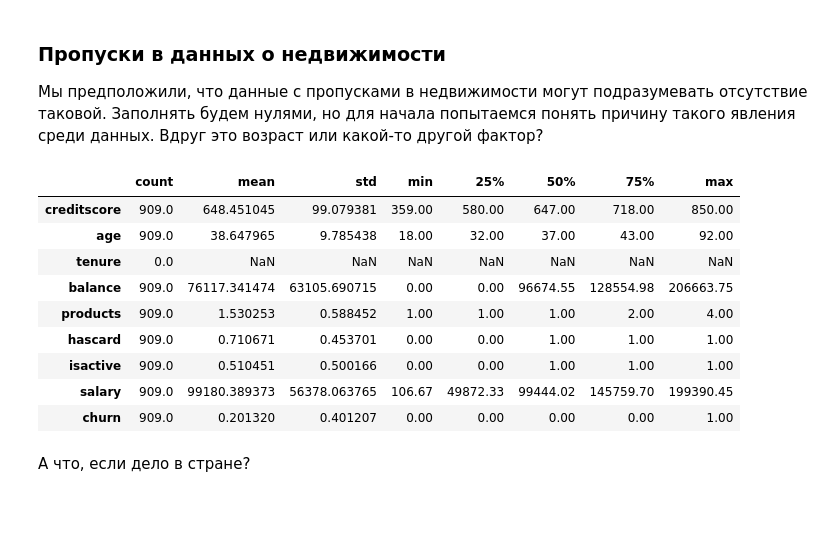
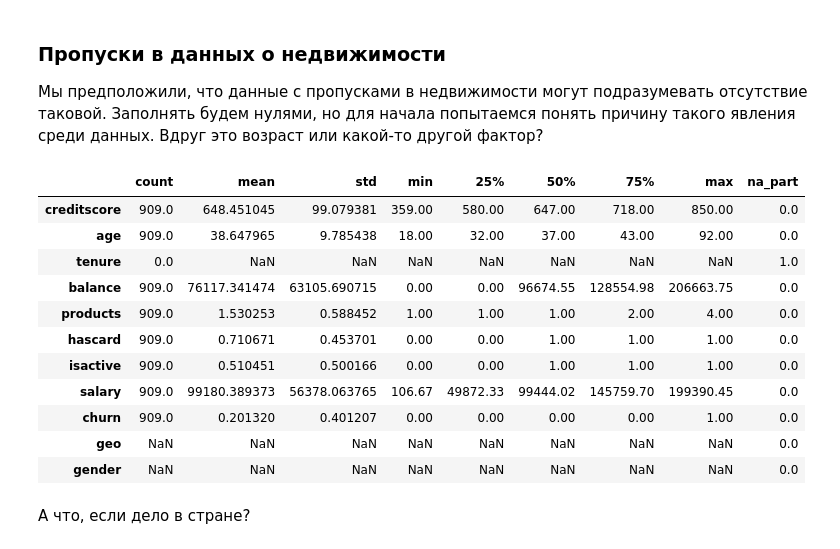
Before and after one commit to IvanRychkov/praktikum_projects, a Jupyter notebook: Отток клиентов из банка/churn_pf.ipynb, the cells around one changed output. Cells and saved outputs as stored; diff of their text form; code cells hidden in the pictures; blank space fills up the shorter version.

```diff
--- a/Отток клиентов из банка/churn_pf.ipynb
+++ b/Отток клиентов из банка/churn_pf.ipynb
@@ -34,7 +33,7 @@ warnings.filterwarnings('ignore')
 # %% [markdown]
 ## 1. Откроем и изучим файл с данными <a id="first-look"></a>
 # %%
-file_path = 'datasets/Churn.csv'
+file_path = '../../../Churn/datasets/Churn.csv'
 data = pd.read_csv(file_path)
 # %%
 data.shape
@@ -200,18 +205,20 @@ with Image(18, 4, st='Распределения количественных п
 
 Мы предположили, что данные с пропусками в недвижимости могут подразумевать отсутствие таковой. Заполнять будем нулями, но для начала попытаемся понять причину такого явления среди данных. Вдруг это возраст или какой-то другой фактор?
 # %%
-desc(data.query('tenure.isna()'))
+describe(data.query('tenure.isna()'))
 # %% [output]
-|  | count | mean | std | min | 25% | 50% | 75% | max |
-| creditscore | 909.0 | 648.451045 | 99.079381 | 359.00 | 580.00 | 647.00 | 718.00 | 850.00 |
-| age | 909.0 | 38.647965 | 9.785438 | 18.00 | 32.00 | 37.00 | 43.00 | 92.00 |
-| tenure | 0.0 | NaN | NaN | NaN | NaN | NaN | NaN | NaN |
-| balance | 909.0 | 76117.341474 | 63105.690715 | 0.00 | 0.00 | 96674.55 | 128554.98 | 206663.75 |
-| products | 909.0 | 1.530253 | 0.588452 | 1.00 | 1.00 | 1.00 | 2.00 | 4.00 |
-| hascard | 909.0 | 0.710671 | 0.453701 | 0.00 | 0.00 | 1.00 | 1.00 | 1.00 |
-| isactive | 909.0 | 0.510451 | 0.500166 | 0.00 | 0.00 | 1.00 | 1.00 | 1.00 |
-| salary | 909.0 | 99180.389373 | 56378.063765 | 106.67 | 49872.33 | 99444.02 | 145759.70 | 199390.45 |
-| churn | 909.0 | 0.201320 | 0.401207 | 0.00 | 0.00 | 0.00 | 0.00 | 1.00 |
+|  | count | mean | std | min | 25% | 50% | 75% | max | na_part |
+| creditscore | 909.0 | 648.451045 | 99.079381 | 359.00 | 580.00 | 647.00 | 718.00 | 850.00 | 0.0 |
+| age | 909.0 | 38.647965 | 9.785438 | 18.00 | 32.00 | 37.00 | 43.00 | 92.00 | 0.0 |
+| tenure | 0.0 | NaN | NaN | NaN | NaN | NaN | NaN | NaN | 1.0 |
+| balance | 909.0 | 76117.341474 | 63105.690715 | 0.00 | 0.00 | 96674.55 | 128554.98 | 206663.75 | 0.0 |
+| products | 909.0 | 1.530253 | 0.588452 | 1.00 | 1.00 | 1.00 | 2.00 | 4.00 | 0.0 |
+| hascard | 909.0 | 0.710671 | 0.453701 | 0.00 | 0.00 | 1.00 | 1.00 | 1.00 | 0.0 |
+| isactive | 909.0 | 0.510451 | 0.500166 | 0.00 | 0.00 | 1.00 | 1.00 | 1.00 | 0.0 |
+| salary | 909.0 | 99180.389373 | 56378.063765 | 106.67 | 49872.33 | 99444.02 | 145759.70 | 199390.45 | 0.0 |
+| churn | 909.0 | 0.201320 | 0.401207 | 0.00 | 0.00 | 0.00 | 0.00 | 1.00 | 0.0 |
+| geo | NaN | NaN | NaN | NaN | NaN | NaN | NaN | NaN | 0.0 |
+| gender | NaN | NaN | NaN | NaN | NaN | NaN | NaN | NaN | 0.0 |
 # %% [markdown]
 А что, если дело в стране?
 # %%
```
Also changed, not shown: parts of 24 cells of this notebook.
